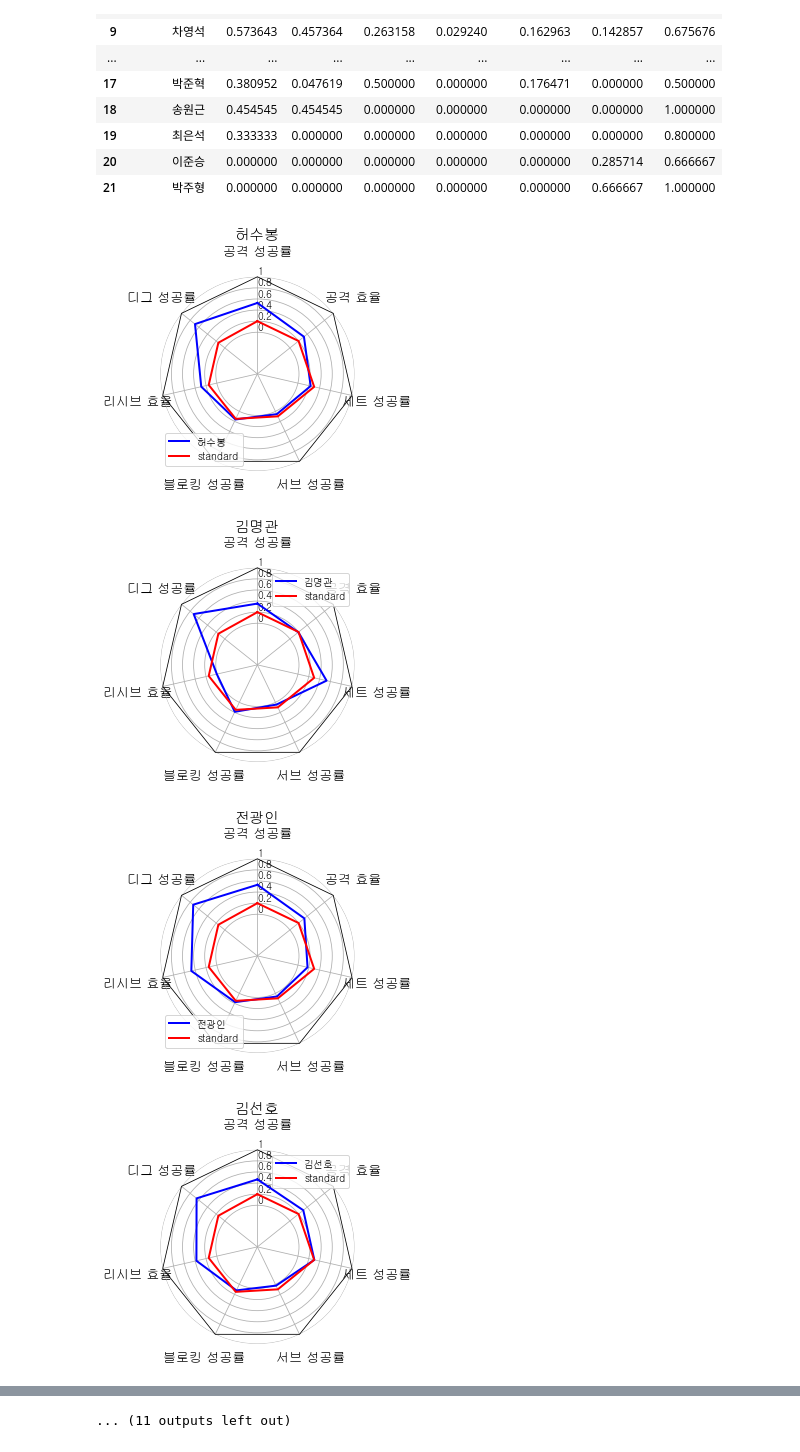
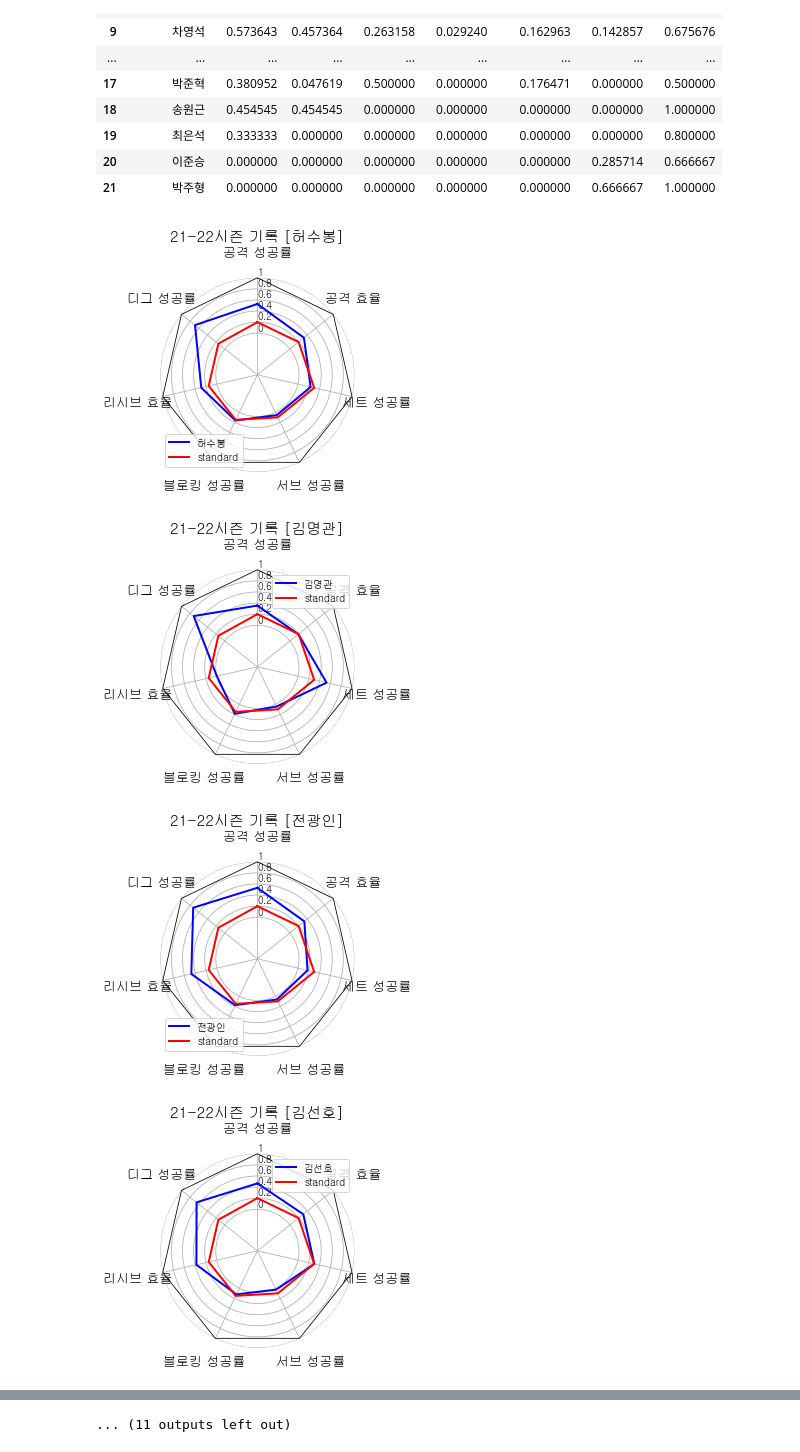
Before and after one commit to lwg1421/KOVO_project, a Jupyter notebook: visualization/RaderChart.ipynb, the cells around one changed output, grey strips where cells are left out. Cells and saved outputs as stored; diff of their text form; code cells hidden in the pictures.

```diff
--- a/visualization/RaderChart.ipynb
+++ b/visualization/RaderChart.ipynb
@@ -84,35 +86,35 @@ for i, row in df.iterrows():
 
     ax.plot(angles, data, color="blue", linewidth=2, linestyle='solid') ## 레이더 차트 출력
     #ax.fill(angles, data, color="skyblue", alpha=0.4) ## 도형 안쪽에 색을 채워준다.
 
     ax.plot(angles, standard, color="red", linewidth=2, linestyle='solid') ## 레이더 차트 출력
     #ax.fill(angles, standard, color="pink", alpha=0.4) ## 도형 안쪽에 색을 채워준다.
 
 
     for g in ax.yaxis.get_gridlines(): ## grid line
         g.get_path()._interpolation_steps = len(labels)
 
     spine = Spine(axes=ax,
             spine_type='circle',
             path=Path.unit_regular_polygon(len(labels)))
 
     ## Axes의 중심과 반지름을 맞춰준다.
     spine.set_transform(Affine2D().scale(.5).translate(.5, .5)+ax.transAxes)
 
     ax.spines = {'polar':spine} ## frame의 모양을 원에서 폴리곤으로 바꿔줘야한다.
 
-    plt.title(df["player_name"][i],fontsize=15)
+    plt.title("21-22시즌 기록"+" ["+df["player_name"][i]+"]",fontsize=15)
     ax.legend([df["player_name"][i],"standard"],loc = "best")
 
     fig = plt.figure(figsize=(20,25))
     fig.set_facecolor('white')
 
 
 
 #plt.legend(loc=(0.9,0.9))
 plt.show()
 # %% [output]
-[figure, old version]
+[figure, new version]
-[figure, old version]
+[figure, new version]
-[figure, old version]
+[figure, new version]
-[figure, old version]
+[figure, new version]
```
Also changed, not shown: parts of 2 cells of this notebook.
